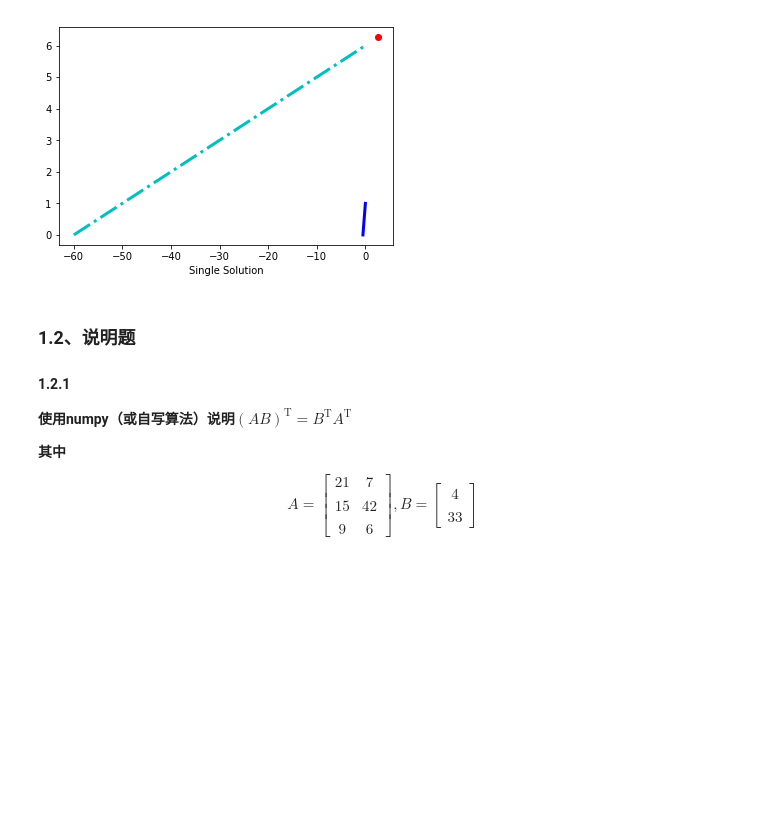
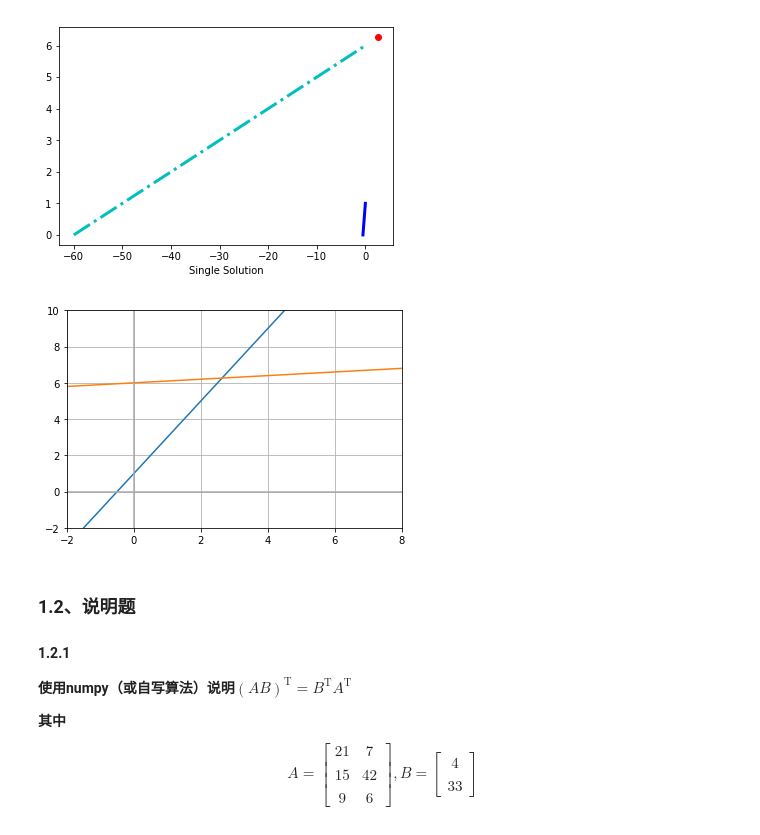
Before and after one commit to jiajiafish/Linear-Algebra, a Jupyter notebook: p3_Linear_Algebra.ipynb, the cells around one changed output. Saved outputs shown, nothing was run; the diff lists cells and outputs as text; code cells hidden in the pictures; blank space fills up the shorter version.

```diff
--- a/p3_Linear_Algebra.ipynb
+++ b/p3_Linear_Algebra.ipynb
@@ -199,6 +199,21 @@ Vector t:
 [ 1 60]
 [2.63157895 6.26315789]
 [figure]
+# %%
+x = np.arange(-10, 10)
+y1 = 2*x + 1
+y2 = (1/10)*x + 6
+plt.figure()
+plt.plot(x, y1)
+plt.plot(x, y2)
+plt.xlim(-2, 8)
+plt.ylim(-2, 10)
+# draw axes
+plt.axvline(x=0,color='#A9A9A9');
+plt.axhline(y=0,color='#A9A9A9');
+plt.grid(b=True, which='major')
+# %% [output]
+[figure, added]
 # %% [markdown]
 ### 1.2、说明题
 #### 1.2.1
```
Also changed, not shown: parts of 51 cells of this notebook, 1 other file.
